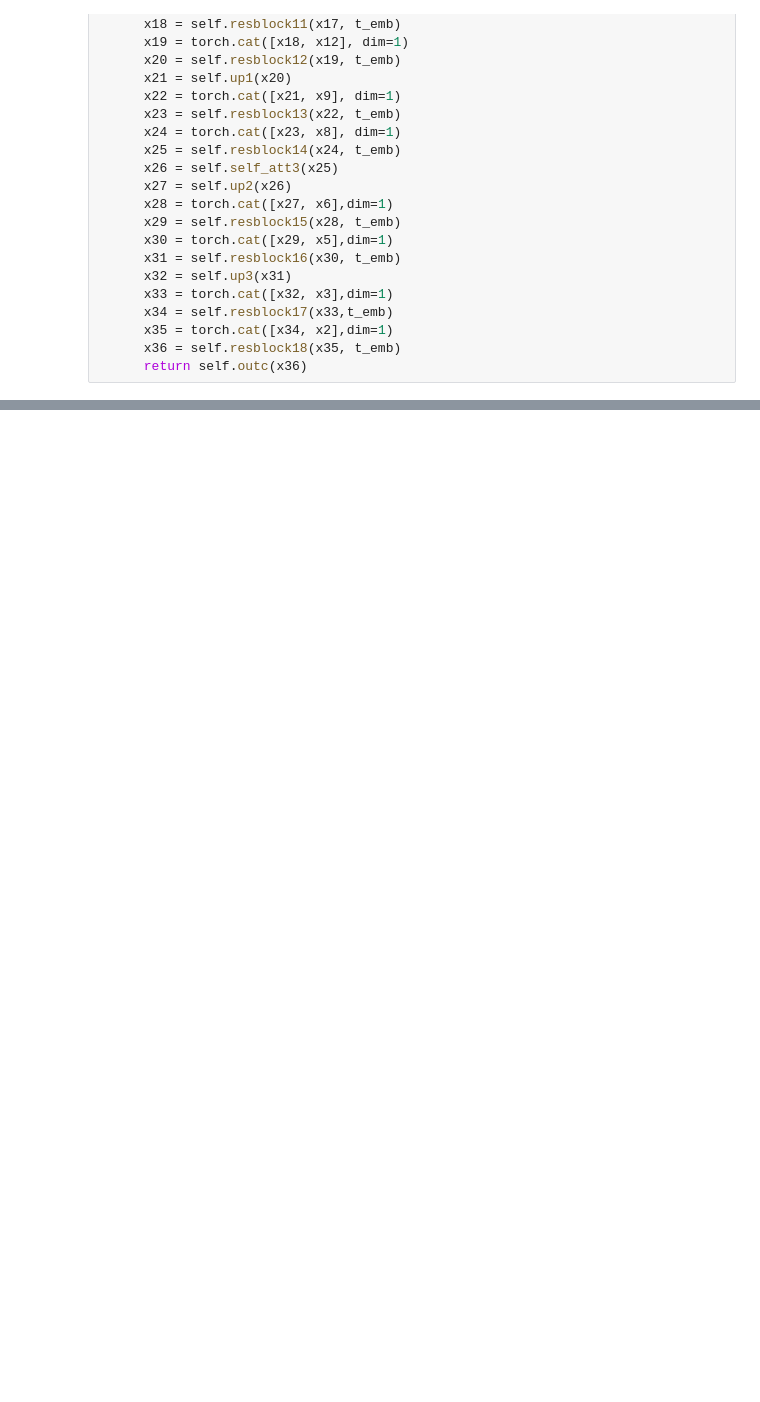
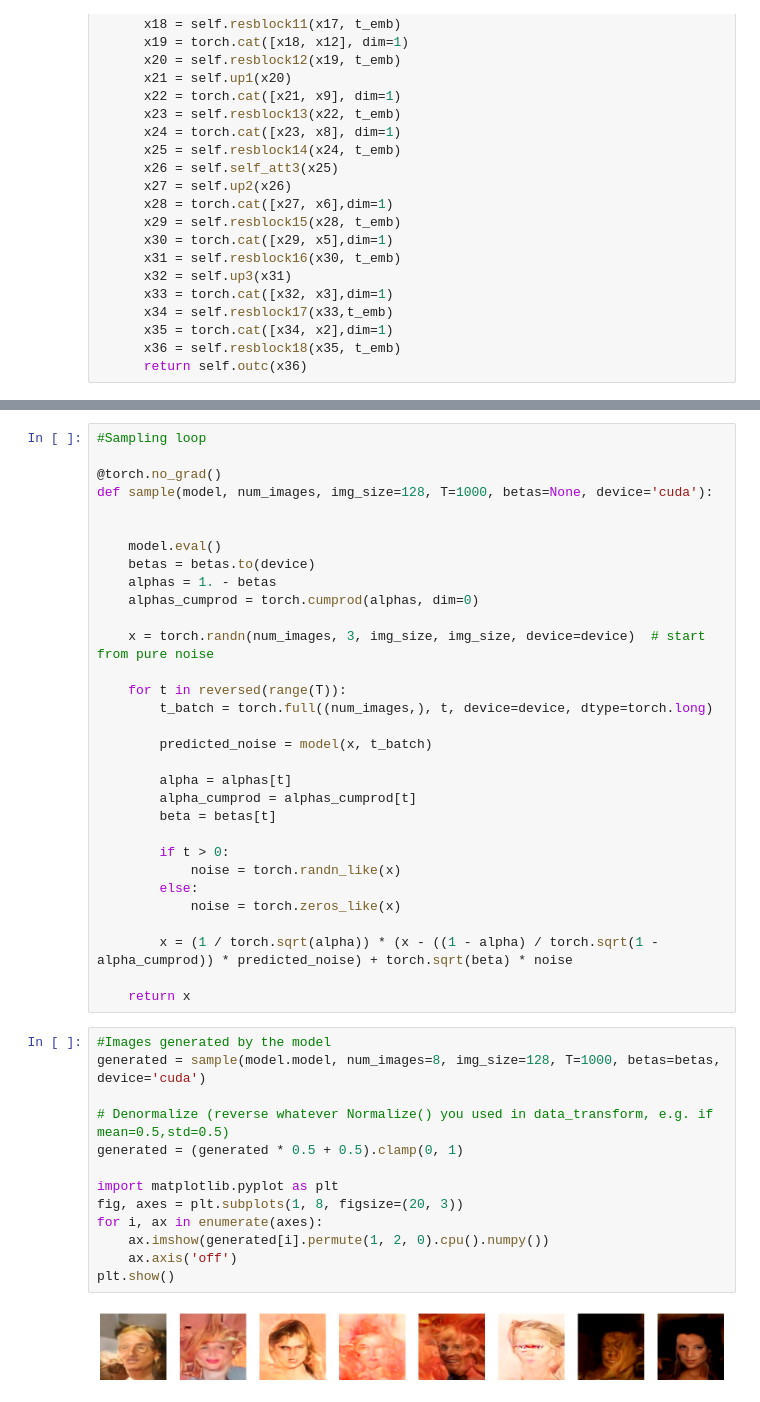
Before and after one commit to adityachaubeycode/Face_generator_DDPM, a Jupyter notebook: Face_gen.ipynb, the cells around one changed output, grey strips where cells are left out. Drawn from its saved outputs; the diff is of its cells as text; blank space fills up the shorter version.

```diff
--- a/Face_gen.ipynb
+++ b/Face_gen.ipynb
@@ -364,0 +405,46 @@ def train(rank, world_size):
+# %%
+#Sampling loop
+
+@torch.no_grad()
+def sample(model, num_images, img_size=128, T=1000, betas=None, device='cuda'):
+
+
+    model.eval()
+    betas = betas.to(device)
+    alphas = 1. - betas
+    alphas_cumprod = torch.cumprod(alphas, dim=0)
+
+    x = torch.randn(num_images, 3, img_size, img_size, device=device)  # start from pure noise
+
+    for t in reversed(range(T)):
+        t_batch = torch.full((num_images,), t, device=device, dtype=torch.long)
+
+        predicted_noise = model(x, t_batch)
+
+        alpha = alphas[t]
+        alpha_cumprod = alphas_cumprod[t]
+        beta = betas[t]
+
+        if t > 0:
+            noise = torch.randn_like(x)
+        else:
+            noise = torch.zeros_like(x)
+
+        x = (1 / torch.sqrt(alpha)) * (x - ((1 - alpha) / torch.sqrt(1 - alpha_cumprod)) * predicted_noise) + torch.sqrt(beta) * noise
+
+    return x
+# %%
+#Images generated by the model
+generated = sample(model.model, num_images=8, img_size=128, T=1000, betas=betas, device='cuda')
+
+# Denormalize (reverse whatever Normalize() you used in data_transform, e.g. if mean=0.5,std=0.5)
+generated = (generated * 0.5 + 0.5).clamp(0, 1)
+
+import matplotlib.pyplot as plt
+fig, axes = plt.subplots(1, 8, figsize=(20, 3))
+for i, ax in enumerate(axes):
+    ax.imshow(generated[i].permute(1, 2, 0).cpu().numpy())
+    ax.axis('off')
+plt.show()
+# %% [output]
+[figure, added]
```
Also changed, not shown: parts of 18 cells of this notebook.
